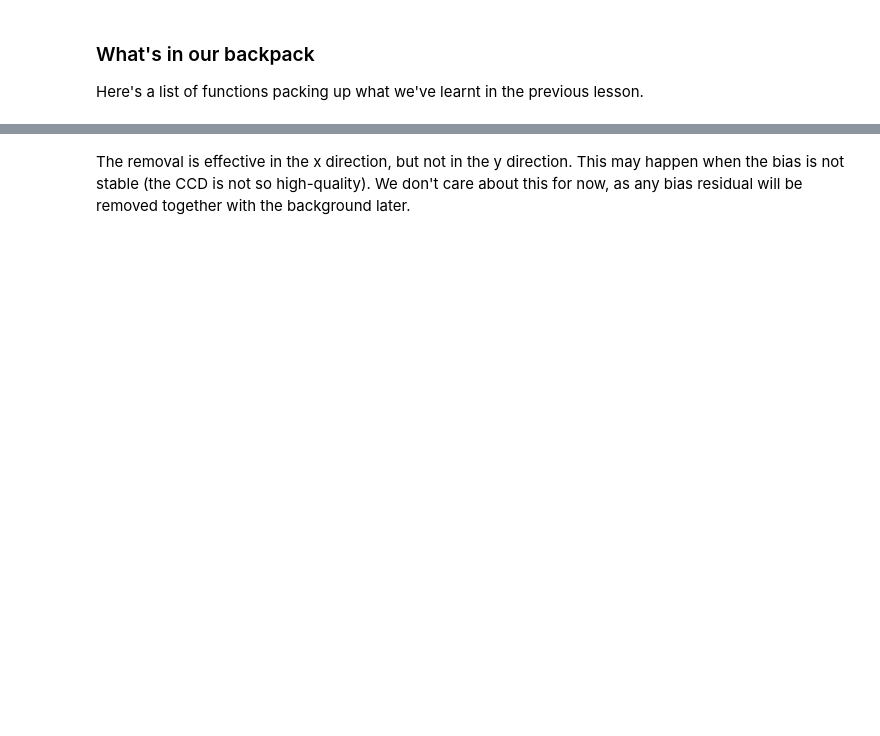
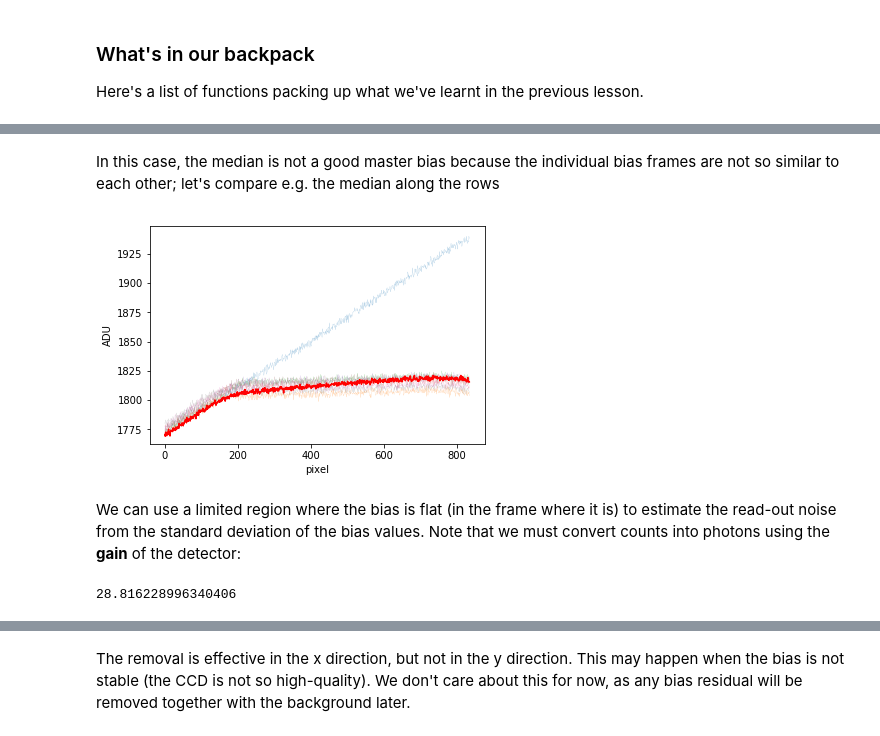
Before and after one commit to gcupani/lectures, a Jupyter notebook: image_reduction_analysis.ipynb, the cells around one changed output, grey strips where cells are left out. Drawn from its saved outputs; the diff is of its cells as text; code cells hidden in the pictures; blank space fills up the shorter version.

```diff
--- a/image_reduction_analysis.ipynb
+++ b/image_reduction_analysis.ipynb
@@ -96,0 +141,23 @@ plt.show()
+# %% [markdown]
+In this case, the median is not a good master bias because the individual bias frames are not so similar to each other; let's compare e.g. the median along the rows
+# %%
+for b in bias:
+    plot(np.median(b, axis=1), new=False, linewidth=0.1)
+plot(np.median(bias_med, axis=1), title='Median bias along rows', new=False, color='red')
+plt.show()
+# %% [output]
+[figure, added]
+# %% [markdown]
+We can use a limited region where the bias is flat (in the frame where it is) to estimate the read-out noise from the standard deviation of the bias values. Note that we must convert counts into photons using the **gain** of the detector:
+# %%
+slice = np.s_[250:300, 250:300]
+
+bias_reg = np.array([b[slice] for b in bias[1:]])
+bias_mean = np.array([np.mean(b) for b in bias_reg])
+bias_std = np.array([np.std(b) for b in bias_reg])
+
+gain = 0.6  # e-/counts
+ron = np.mean(bias_std)*gain
+ron
+# %% [output]
+28.816228996340406
```
Also changed, not shown: parts of 53 cells of this notebook.
